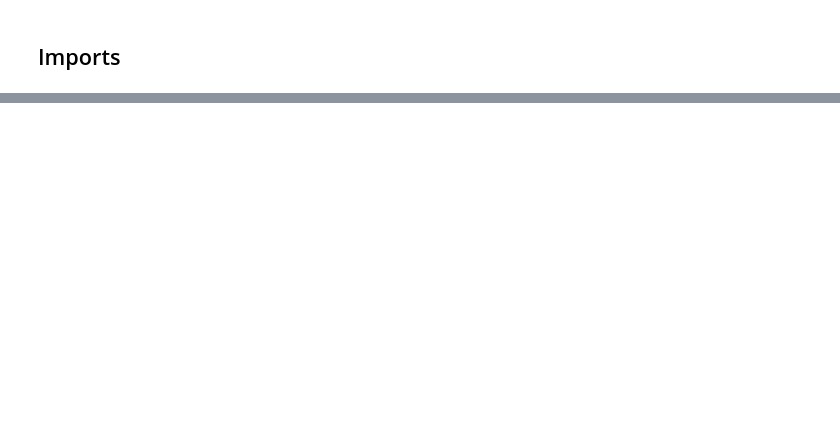
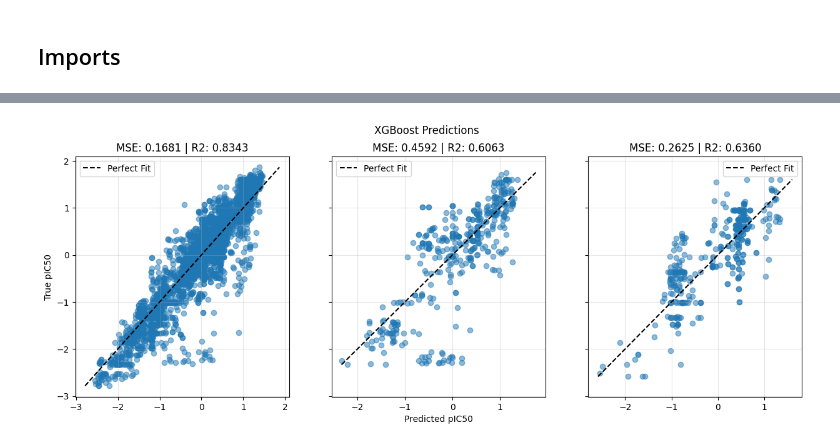
Before and after one commit to Djtrainer/cancer_research, a Jupyter notebook: notebooks/test_graphdta.ipynb, the cells around one changed output, grey strips where cells are left out. Saved outputs shown, nothing was run; the diff lists cells and outputs as text; code cells hidden in the pictures; blank space fills up the shorter version.

```diff
--- a/notebooks/test_graphdta.ipynb
+++ b/notebooks/test_graphdta.ipynb
@@ -226 +274,9 @@ Text(0.5, 1.0, 'Graph DTA (GCN) Predicted vs True pIC50\nR2: 0.4792, MSE: 0.8160
+# %%
+plot_xgboost_predictions(
+    pred_train_mse_tuple=(y_pred_train, y_train, mse_train),
+    pred_val_mse_tuple=(y_pred_val, y_val, mse_val),
+    pred_test_mse_tuple=(y_pred_test, y_test, mse_test),
+)
+# %% [output]
+[figure, added]
 # %%
```
Also changed, not shown: parts of 13 cells of this notebook, 6 other files.
